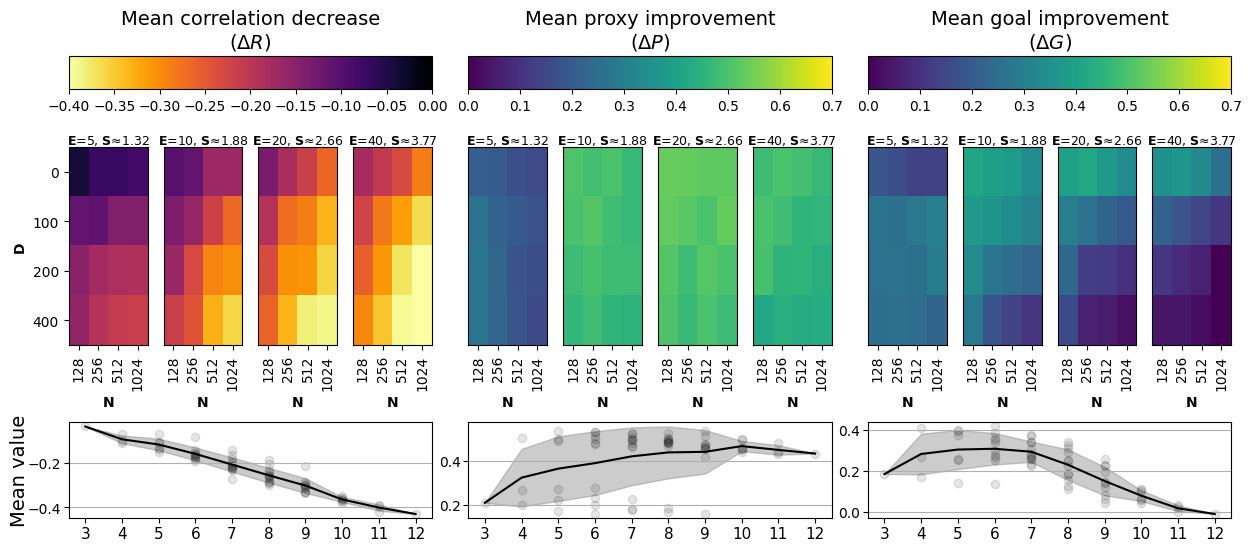
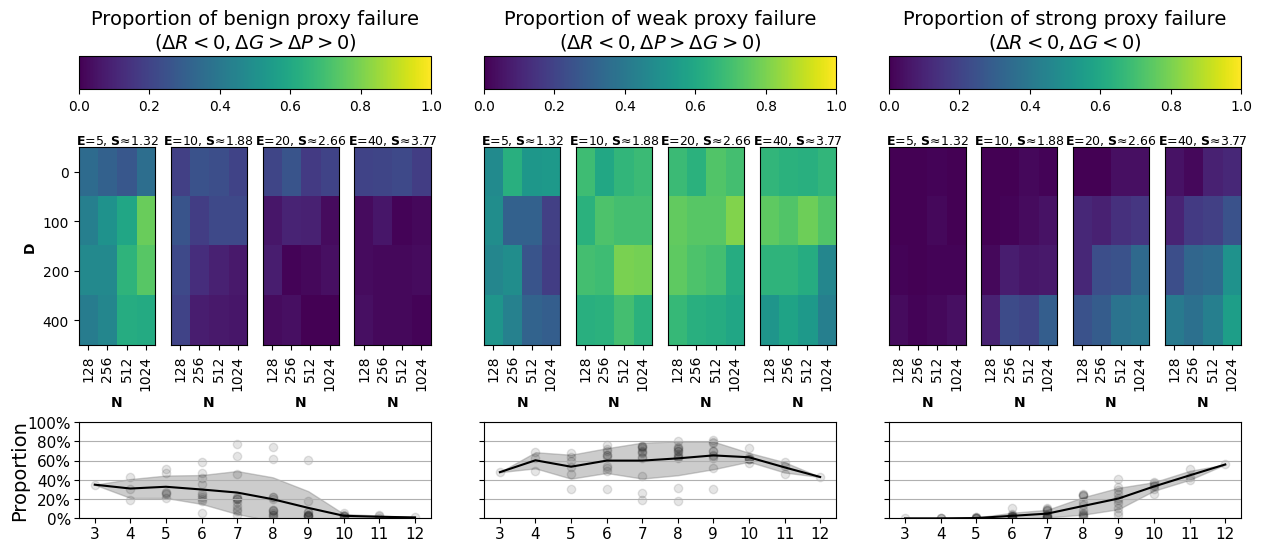
The change to this notebook cell's code, shown as a diff; its figure went from the first image to the second:
--- before
+++ after
@@ -2,11 +2,12 @@
 fig = plt.figure( figsize =(15,6))
 
-options_fig = ['DeltaCorr','DeltaProx', 'DeltaGoal']
-gs = gridspec.GridSpec(2, len(options_fig), height_ratios=(3,1), figure=fig, wspace=0.1, hspace=0.4)
-clist = [(-0.4,0),(0,0.7), (0, .7)]
+options_fig = ['benign','weak', 'strong'] #['DeltaCorr','DeltaProx', 'DeltaGoal']
+gs = gridspec.GridSpec(2, len(options_fig), height_ratios=(3,1), figure=fig, wspace=0.15, hspace=0.4)
+clist = [(0,1),(0,1), (0, 1)] # [(-0.4,0),(0,0.7), (0, .7)]
 
 
 for k in range(len(options_fig)):
     Y_label = k ==0
+    print(Y_label)
     A = plot_heatMap(gs[0,k], fig, df, param_list, options_fig[k], Y_label=Y_label, cmincmax=clist[k], ratio = 6, hspace=0.5)
     print(A)
@@ -17,3 +18,3 @@
 #plt.savefig("figures_output/fig4.svg", format="svg", transparent=transparent)
 
-plt.savefig("figures_output/fig4.png", format="png", transparent=transparent)
+plt.savefig("figures_output/fig5.png", format="png", transparent=transparent)

Commit: backup for first draft